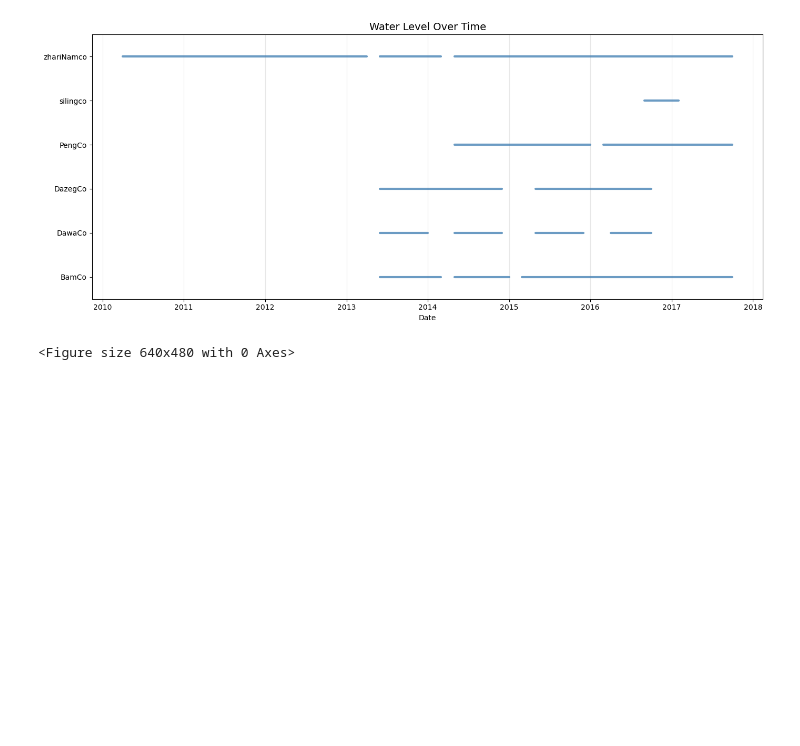
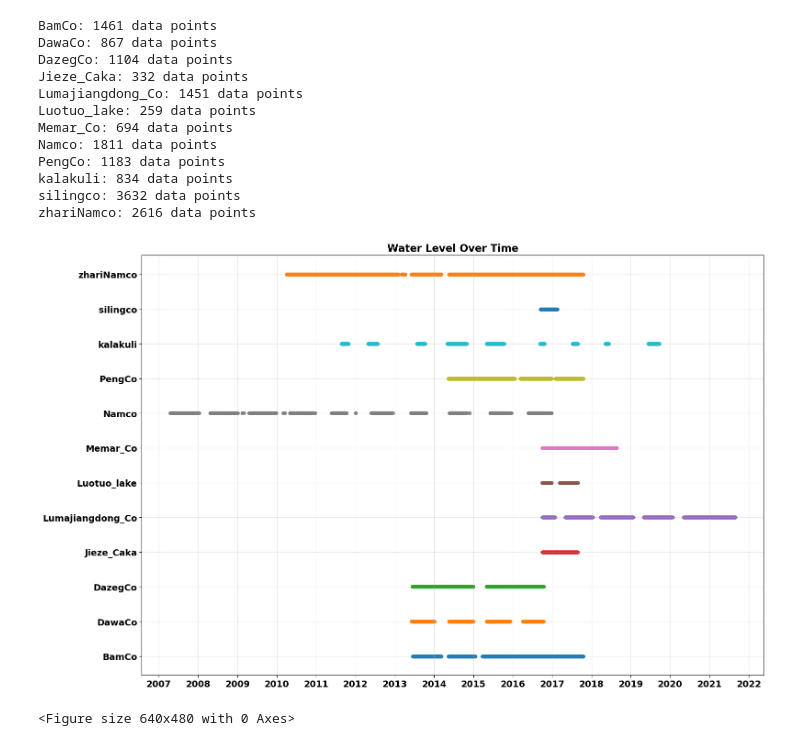
Before and after one commit to Hydrological-Observation-Group/HMA-GIS-Data, a Jupyter notebook: visual/ground-observation/1_2_hydro_station_time.ipynb, the cells around one changed output. Cells and saved outputs as stored; diff of their text form; code cells hidden in the pictures; blank space fills up the shorter version.

```diff
--- a/visual/ground-observation/1_2_hydro_station_time.ipynb
+++ b/visual/ground-observation/1_2_hydro_station_time.ipynb
@@ -11,61 +6,55 @@ import matplotlib.patches as mpatches
 # %%
 # Statistics of all in-situ data
 input_path = 'data/ground-observation/hydro_station_lakes_all.csv'
 df_all = pd.read_csv(input_path)
+df_all['date'] = pd.to_datetime(df_all['date'])
 
-df_all['date'] = pd.to_datetime(df_all['date'], errors='coerce')
-df_all = df_all.dropna(subset=['date', 'water_level'])
-#Monthly deduplication
-df_all['year_month'] = df_all['date'].dt.to_period('M')
-monthly = df_all.drop_duplicates(['lake_name', 'year_month'])[['lake_name','year_month']]
-monthly['year_month_dt'] = monthly['year_month'].dt.to_timestamp()
+# Filter water level data that is not empty.
+df_valid = df_all[df_all['water_level'].notna()]
+lakes = sorted(df_valid['lake_name'].unique())
 
-fig, ax = plt.subplots(figsize=(14, 6))
-lakes = sorted(monthly['lake_name'].unique())
-y_positions = {lake: i for i, lake in enumerate(lakes)}
+plt.figure(figsize=(16, 10))
 
-# Draw disconnectable straight lines for each lake
-for lake in lakes:
-    lake_data = monthly[monthly['lake_name'] == lake]['year_month_dt'].sort_values()
-    y = y_positions[lake]
+for i, lake in enumerate(lakes):
+    # Filter out all data for the current lake.
+    lake_data = df_valid[df_valid['lake_name'] == lake]
 
-    if len(lake_data) > 0:
-        # Find consecutive time periods
-        segments = []
-        current_segment = [lake_data.iloc[0]]
+    dates = lake_data['date'].values
 
-        for i in range(1, len(lake_data)):
-            prev_month = lake_data.iloc[i-1].replace(day=28)
-            next_month = prev_month + pd.DateOffset(months=1)
+    y_positions = np.full(len(dates), i)
+    plt.scatter(dates, y_positions, alpha=0.7, s=20, label=lake)
 
-            if lake_data.iloc[i] > next_month:
-                segments.append(current_segment)
-                current_segment = [lake_data.iloc[i]]
-            else:
-                current_segment.append(lake_data.iloc[i])
+    # Print the number of data points for each lake.
+    print(f"{lake}: {len(dates)} data points")
 
-        segments.append(current_segment)
 
-        for segment in segments:
-            if len(segment) > 1:
-                ax.plot(segment, [y] * len(segment), color='steelblue', linewidth=3, alpha=0.8, solid_capstyle='round')
-            else:
-                ax.scatter(segment, [y], color='steelblue', s=50, alpha=0.8, zorder=3)
+plt.yticks(range(len(lakes)), lakes, fontsize=14, weight='bold')
+plt.title('Water Level Over Time', fontsize=16, weight='bold')
+plt.xticks(fontsize=14, weight='bold')
+ax = plt.gca()
+ax.xaxis.set_major_locator(YearLocator())  # One major tick per year.
+ax.xaxis.set_major_formatter(DateFormatter('%Y'))
 
-ax.set_yticks(range(len(lakes)))
-ax.set_yticklabels(lakes)
-ax.set_ylim(-0.5, len(lakes)-0.5)
-ax.set_xlabel('Date')
-ax.xaxis.set_major_locator(mdates.YearLocator())
-ax.xaxis.set_major_formatter(mdates.DateFormatter('%Y'))
-ax.grid(True, axis='x', alpha=0.3)
-ax.set_axisbelow(True)
-plt.title('Water Level Over Time', fontsize=14)
+plt.grid(True, axis='x', alpha=0.3)
+plt.grid(True, axis='y', alpha=0.3)
 plt.tight_layout()
+plt.show()
 # plt.savefig('figures/ground-observation/hydro_station_time.png',
 #                         dpi=300, bbox_inches='tight', facecolor='white')
 # %% [output]
+BamCo: 1461 data points
+DawaCo: 867 data points
+DazegCo: 1104 data points
+Jieze_Caka: 332 data points
+Lumajiangdong_Co: 1451 data points
+Luotuo_lake: 259 data points
+Memar_Co: 694 data points
+Namco: 1811 data points
+PengCo: 1183 data points
+kalakuli: 834 data points
+silingco: 3632 data points
+zhariNamco: 2616 data points
-[figure, old version]
+[figure, new version]
 # %%
 # %% [output]
 <Figure size 640x480 with 0 Axes>
```
Also changed, not shown: parts of 1 cell of this notebook, 5 other files.
